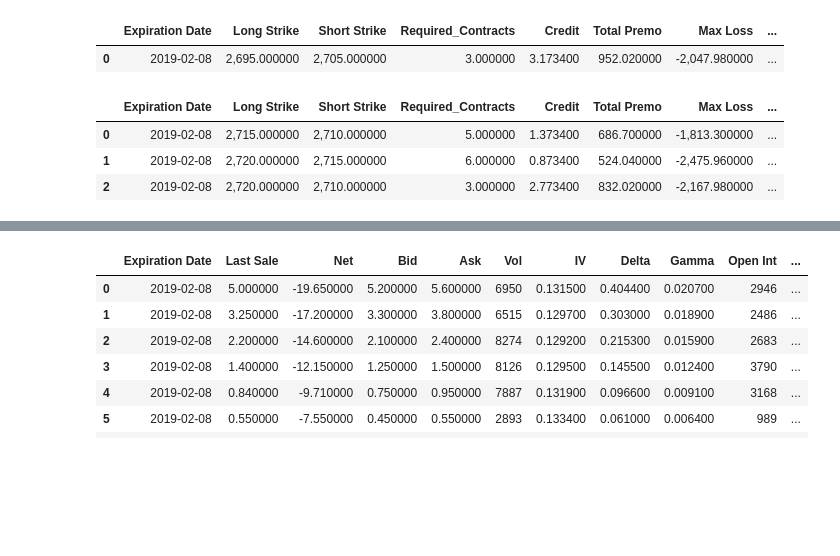
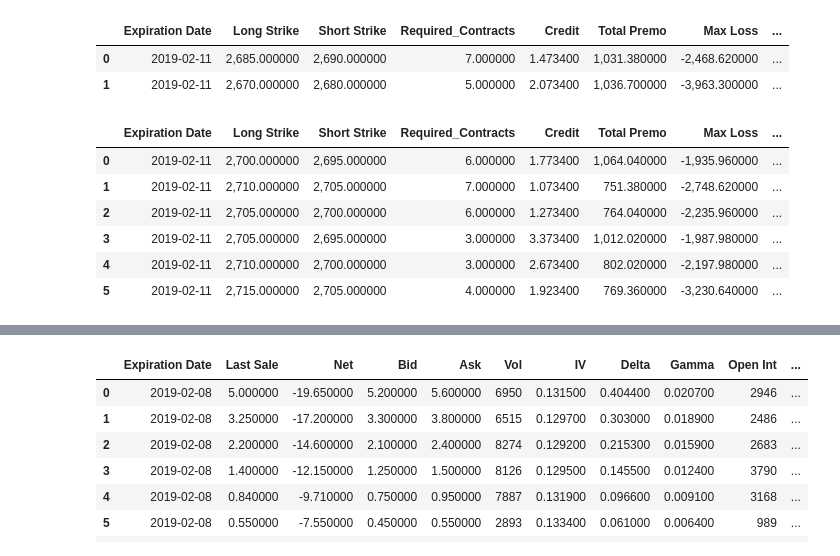
Before and after one commit to auto-d1dact/Trading, a Jupyter notebook: Notebooks/SPX Options Analysis - CBOE.ipynb, the cells around one changed output, grey strips where cells are left out. Saved outputs shown, nothing was run; the diff lists cells and outputs as text; code cells hidden in the pictures; blank space fills up the shorter version.

```diff
--- a/Notebooks/SPX Options Analysis - CBOE.ipynb
+++ b/Notebooks/SPX Options Analysis - CBOE.ipynb
@@ -17,7 +17,7 @@ pd.options.display.float_format = '{:,.6f}'.format
 %matplotlib inline
 os.chdir('D:\Options Data\CBOE Manual Downloads')
 # %%
-filename = 'spx_2019-02-07-4-34.dat'
+filename = 'spx_2019-02-08-12-49.dat'
 
 vix = yahoo_query('^VIX',dt.datetime.today())
 vix.minute_query()
@@ -121,7 +121,7 @@ def create_spreads(spreads, contract_type = 'puts', net_delta_threshold = 0.275)
 
     return spreads
 # %%
-day_diff = 0
+day_diff = 2
 
 bid_threshold = 0.5
 
@@ -135,34 +135,35 @@ weekly_puts = weekly_puts.drop_duplicates(subset = ['Strike'], keep = 'last').re
 weekly_calls = calls[(calls['Expiration Date'] - dt.datetime.today()).dt.days == day_diff]
 weekly_calls = weekly_calls[(weekly_calls.Strike >= curr_spx) &
                             (weekly_calls['Bid'] >= bid_threshold)].sort_values('Strike', ascending = True)
 weekly_calls = weekly_calls.drop_duplicates(subset = ['Strike'], keep = 'last').reset_index(drop = True)
 
 time_remaining = weekly_calls.time_remaining.mean()
 
 put_spreads_list = []
 for idx, row in weekly_puts.iterrows():
     put_spreads = weekly_puts[weekly_puts.Strike < row.Strike][['Expiration Date','Strike','Ask','Delta']]
     if len(put_spreads) < 3:
         continue
     else:
         put_spreads.columns = ['Expiration Date','Long Strike','Long Ask', 'Long Delta']
         put_spreads['Short Strike'] = row.Strike
         put_spreads['Short Bid'] = row.Bid
         put_spreads['Short Delta'] = row.Delta
         put_spreads['Weekly IV'] = (vix.reset_index().loc[len(vix) - 1, '^VIX_close']/100)*np.sqrt(time_remaining)
     put_spreads_list.append(create_spreads(put_spreads, 'puts', net_delta_threshold))
 
 put_spreads = pd.concat(put_spreads_list, axis = 0).dropna().reset_index(drop = True)
 put_spreads = put_spreads[(put_spreads['Total Premo'] > weekly_puts.loc[0,'Bid']*100) &
                           (put_spreads['Prob of Better Than ES'] > 0.5) &
                           (put_spreads['Max Loss'] > -5000)].reset_index(drop = True)
 put_spreads['Max Loss Differences'] = put_spreads['Max Loss'] - put_spreads['SPX Equiv Lower Loss']
 
 put_spreads = put_spreads.sort_values('EV', ascending = False).reset_index(drop = True)
 put_spreads[['Expiration Date','Long Strike','Short Strike','Required_Contracts','Credit','Total Premo','Max Loss','EV','Win Prob']]
 # %% [output]
 |  | Expiration Date | Long Strike | Short Strike | Required_Contracts | Credit | Total Premo | Max Loss | ... |
-| 0 | 2019-02-08 | 2,695.000000 | 2,705.000000 | 3.000000 | 3.173400 | 952.020000 | -2,047.980000 | ... |
+| 0 | 2019-02-11 | 2,685.000000 | 2,690.000000 | 7.000000 | 1.473400 | 1,031.380000 | -2,468.620000 | ... |
+| 1 | 2019-02-11 | 2,670.000000 | 2,680.000000 | 5.000000 | 2.073400 | 1,036.700000 | -3,963.300000 | ... |
 # %%
 call_spreads_list = []
 for idx, row in weekly_calls.iterrows():
@@ -187,9 +188,12 @@ call_spreads = call_spreads.sort_values('EV', ascending = False).reset_index(dro
 call_spreads[['Expiration Date','Long Strike','Short Strike','Required_Contracts','Credit','Total Premo','Max Loss','EV','Win Prob']]
 # %% [output]
 |  | Expiration Date | Long Strike | Short Strike | Required_Contracts | Credit | Total Premo | Max Loss | ... |
-| 0 | 2019-02-08 | 2,715.000000 | 2,710.000000 | 5.000000 | 1.373400 | 686.700000 | -1,813.300000 | ... |
-| 1 | 2019-02-08 | 2,720.000000 | 2,715.000000 | 6.000000 | 0.873400 | 524.040000 | -2,475.960000 | ... |
-| 2 | 2019-02-08 | 2,720.000000 | 2,710.000000 | 3.000000 | 2.773400 | 832.020000 | -2,167.980000 | ... |
+| 0 | 2019-02-11 | 2,700.000000 | 2,695.000000 | 6.000000 | 1.773400 | 1,064.040000 | -1,935.960000 | ... |
+| 1 | 2019-02-11 | 2,710.000000 | 2,705.000000 | 7.000000 | 1.073400 | 751.380000 | -2,748.620000 | ... |
+| 2 | 2019-02-11 | 2,705.000000 | 2,700.000000 | 6.000000 | 1.273400 | 764.040000 | -2,235.960000 | ... |
+| 3 | 2019-02-11 | 2,705.000000 | 2,695.000000 | 3.000000 | 3.373400 | 1,012.020000 | -1,987.980000 | ... |
+| 4 | 2019-02-11 | 2,710.000000 | 2,700.000000 | 3.000000 | 2.673400 | 802.020000 | -2,197.980000 | ... |
+| 5 | 2019-02-11 | 2,715.000000 | 2,705.000000 | 4.000000 | 1.923400 | 769.360000 | -3,230.640000 | ... |
 # %%
 stepsize = 0.05
 
```
Also changed, not shown: parts of 1 cell of this notebook, 1 other file.
